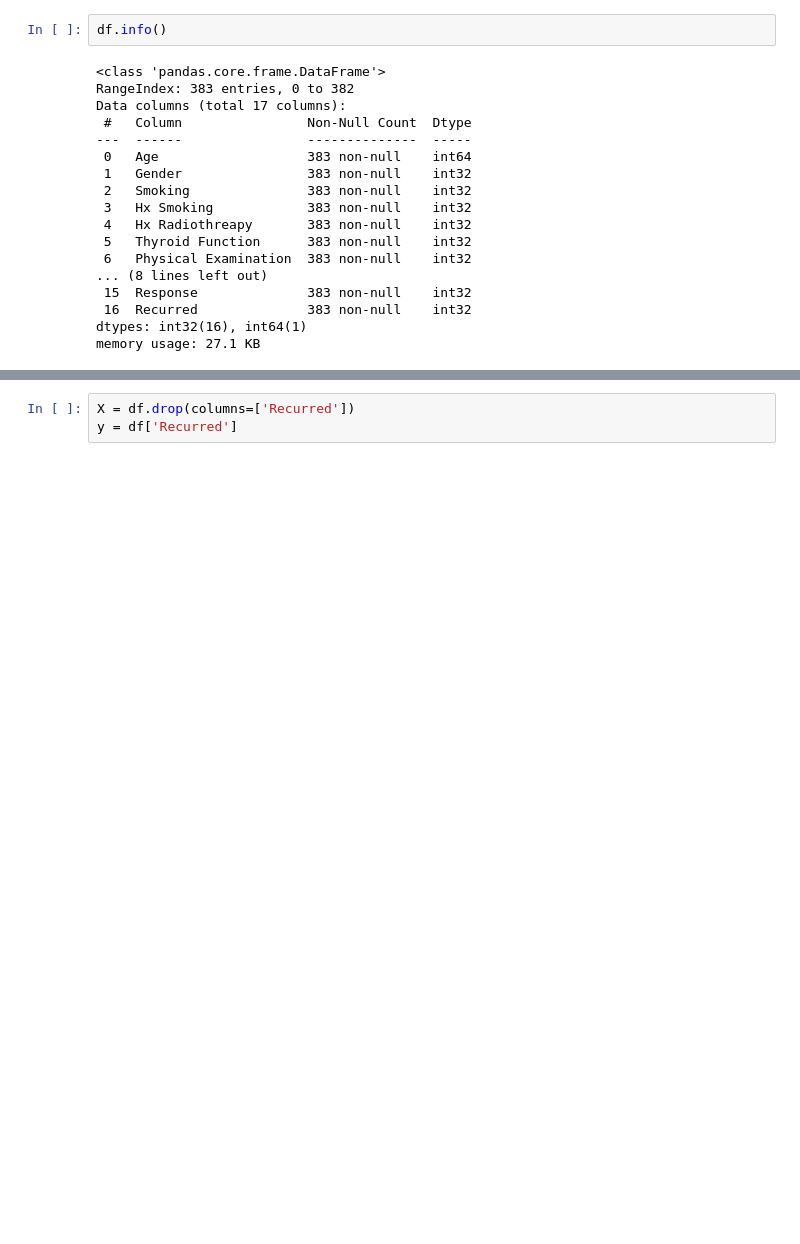
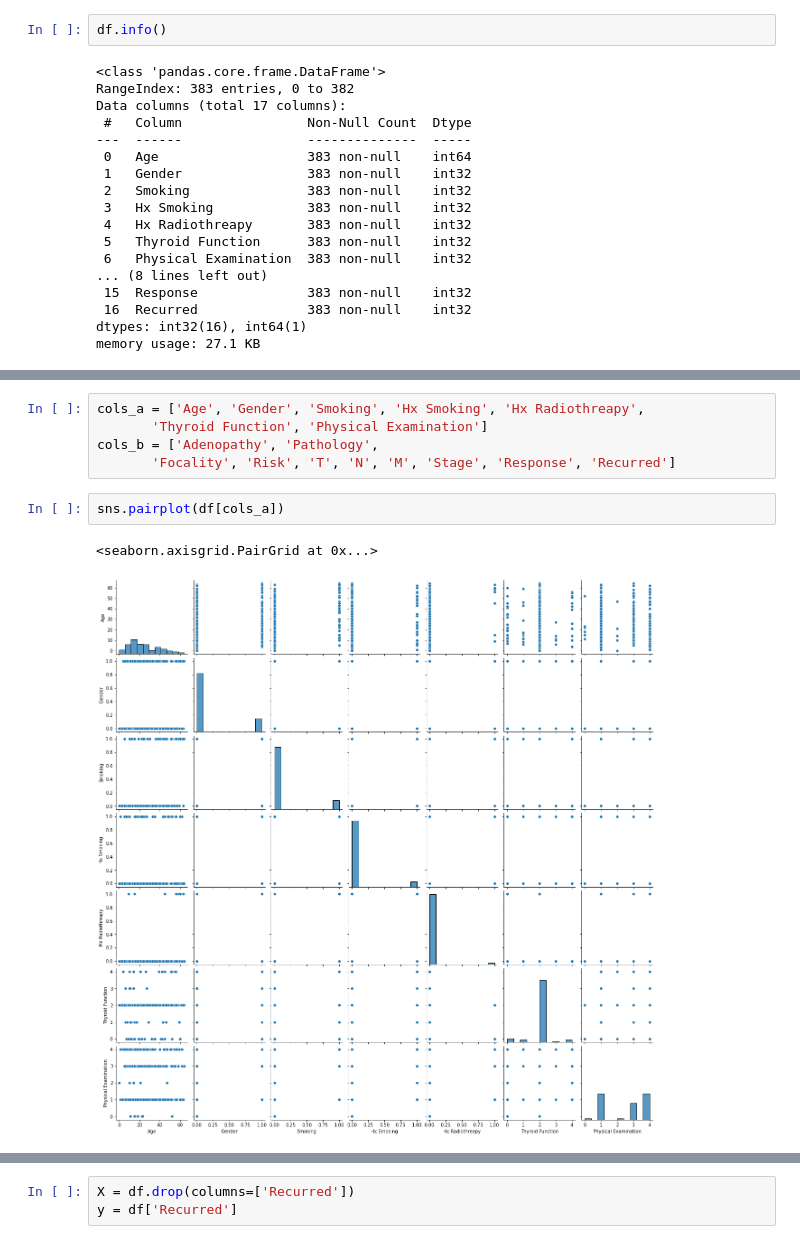
Before and after one commit to Narahari917/Medical_diagnosis, a Jupyter notebook: thyroid_reoccurance.ipynb, the cells around one changed output, grey strips where cells are left out. Drawn from its saved outputs; the diff is of its cells as text; blank space fills up the shorter version.

```diff
--- a/thyroid_reoccurance.ipynb
+++ b/thyroid_reoccurance.ipynb
@@ -135,0 +151,10 @@ memory usage: 27.1 KB
+# %%
+cols_a = ['Age', 'Gender', 'Smoking', 'Hx Smoking', 'Hx Radiothreapy',
+       'Thyroid Function', 'Physical Examination']
+cols_b = ['Adenopathy', 'Pathology',
+       'Focality', 'Risk', 'T', 'N', 'M', 'Stage', 'Response', 'Recurred']
+# %%
+sns.pairplot(df[cols_a])
+# %% [output]
+<seaborn.axisgrid.PairGrid at 0x...>
+[figure, added]
```
Also changed, not shown: parts of 9 cells of this notebook.
